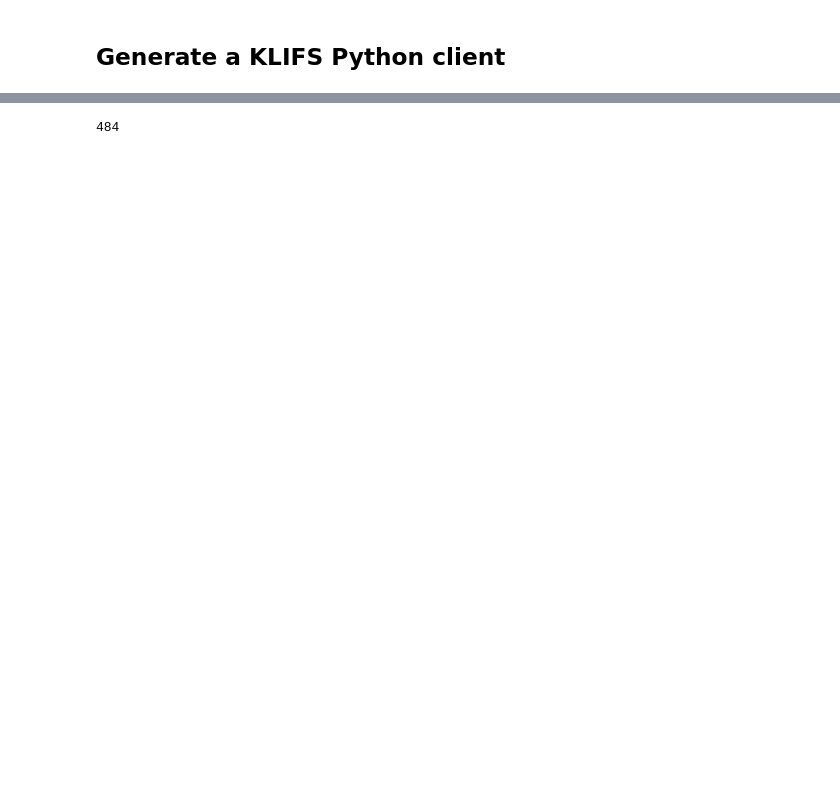
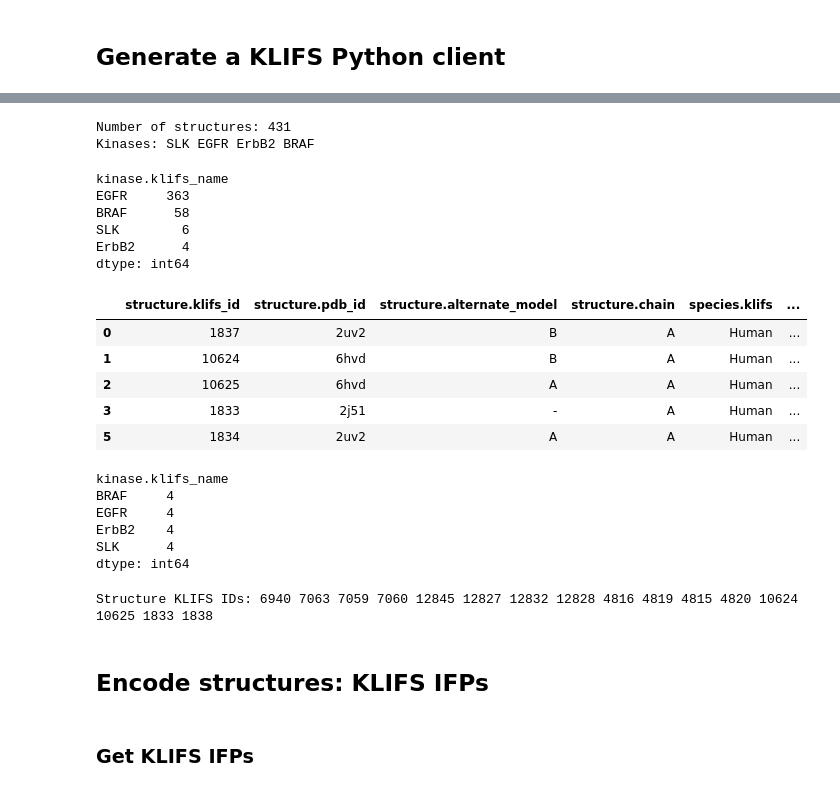
Before and after one commit to volkamerlab/cicag_klifs_workshop, a Jupyter notebook: klifs_workshop.ipynb, the cells around one changed output, grey strips where cells are left out. Drawn from its saved outputs; the diff is of its cells as text; code cells hidden in the pictures; blank space fills up the shorter version.

```diff
--- a/klifs_workshop.ipynb
+++ b/klifs_workshop.ipynb
@@ -43,5 +152,54 @@ kinase_klifs_id = 406
 # %%
-structures = session.structures.by_kinase_klifs_id(kinase_klifs_id)
-len(structures)
+structures_df = structures_df[
+    (structures_df["species.klifs"] == "Human")
+    & (structures_df["structure.dfg"] == "in")
+    & (structures_df["structure.resolution"] <= 3)
+    & (structures_df["structure.qualityscore"] >= 6)
+    & (structures_df["ligand.klifs_id"] != 0)
+]
+print(f"Number of structures: {len(structures_df)}")
+print("Kinases:", *structures_df["kinase.klifs_name"].unique())
 # %% [output]
-484
+Number of structures: 431
+Kinases: SLK EGFR ErbB2 BRAF
+# %%
+structures_df.groupby("kinase.klifs_name").size().sort_values(ascending=False)
+# %% [output]
+kinase.klifs_name
+EGFR     363
+BRAF      58
+SLK        6
+ErbB2      4
+dtype: int64
+# %%
+structures_df.head()
+# %% [output]
+|  | structure.klifs_id | structure.pdb_id | structure.alternate_model | structure.chain | species.klifs | ... |
+| 0 | 1837 | 2uv2 | B | A | Human | ... |
+| 1 | 10624 | 6hvd | B | A | Human | ... |
+| 2 | 10625 | 6hvd | A | A | Human | ... |
+| 3 | 1833 | 2j51 | - | A | Human | ... |
+| 5 | 1834 | 2uv2 | A | A | Human | ... |
+# %%
+structures_df = structures_df.sort_values(
+    by=["kinase.klifs_name", "structure.resolution", "structure.qualityscore"],
+    ascending=[True, True, False]
+)
+structures_df = structures_df.groupby("kinase.klifs_name").head(4)
+structures_df.groupby("kinase.klifs_name").size()
+# %% [output]
+kinase.klifs_name
+BRAF     4
+EGFR     4
+ErbB2    4
+SLK      4
+dtype: int64
+# %%
+structure_klifs_ids = structures_df["structure.klifs_id"].to_list()
+print("Structure KLIFS IDs:", *structure_klifs_ids)
+# %% [output]
+Structure KLIFS IDs: 6940 7063 7059 7060 12845 12827 12832 12828 4816 4819 4815 4820 10624 10625 1833 1838
+# %% [markdown]
+## Encode structures: KLIFS IFPs
+# %% [markdown]
+### Get KLIFS IFPs
```
Also changed, not shown: parts of 55 cells of this notebook.
